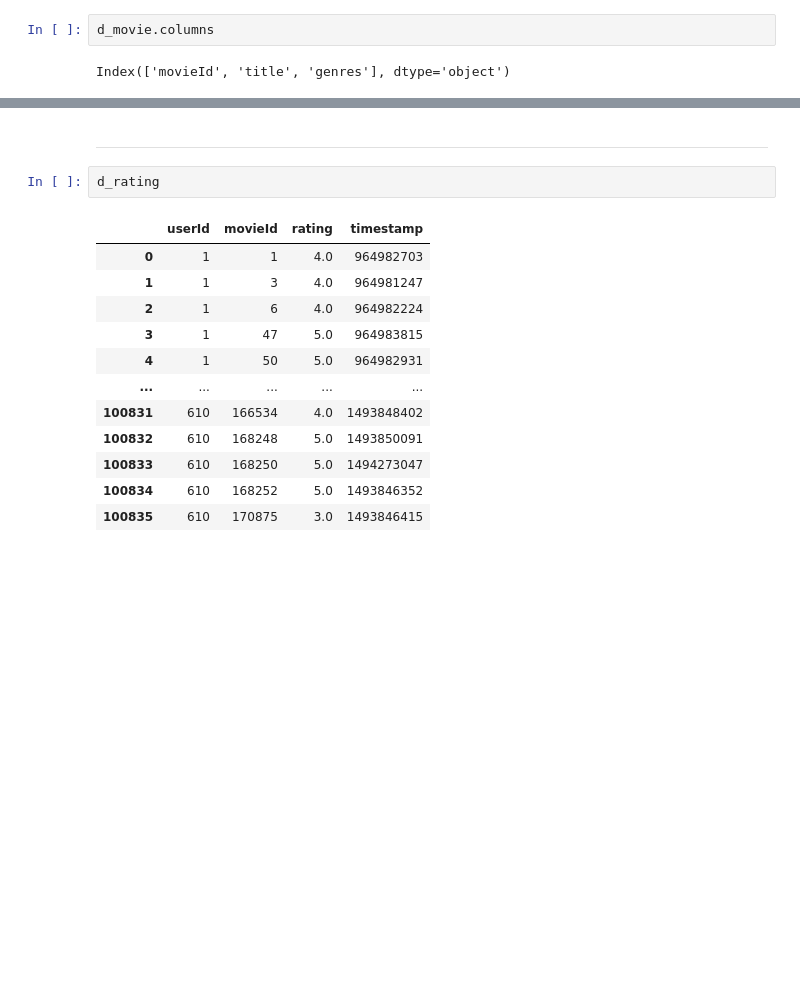
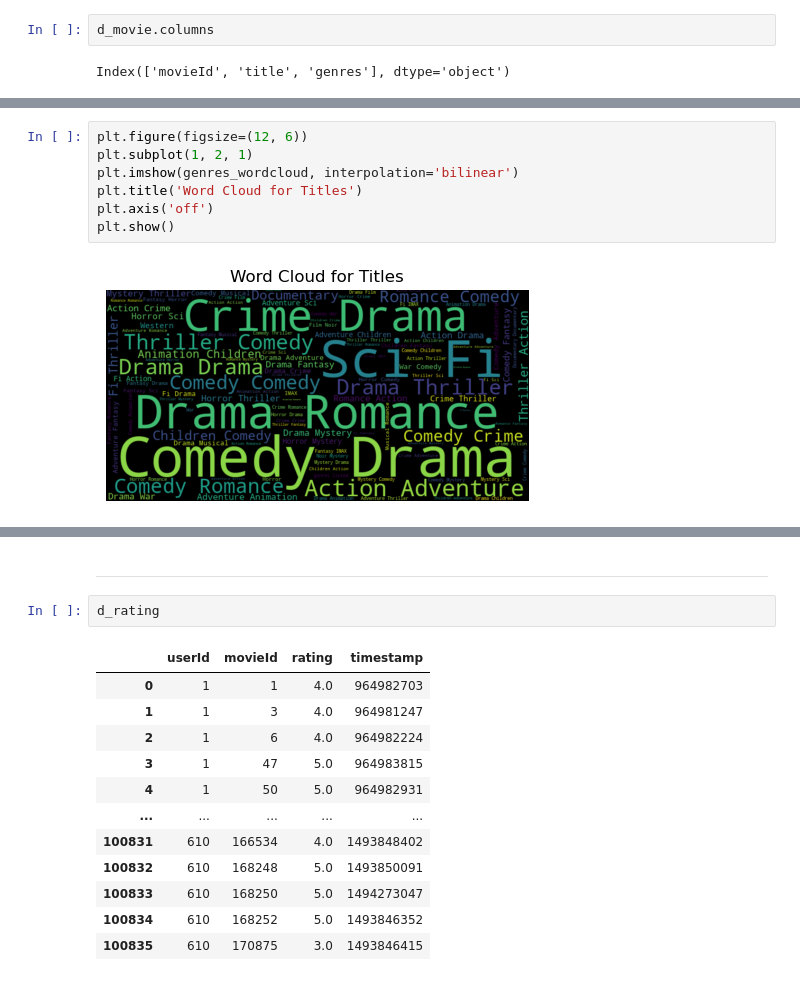
Before and after one commit to FangWoei/Movie_Recommendation_System_project, a Jupyter notebook: Untitled.ipynb, the cells around one changed output, grey strips where cells are left out. Drawn from its saved outputs; the diff is of its cells as text; blank space fills up the shorter version.

```diff
--- a/Untitled.ipynb
+++ b/Untitled.ipynb
@@ -80,0 +203,9 @@ d_movie.shape
+# %%
+plt.figure(figsize=(12, 6))
+plt.subplot(1, 2, 1)
+plt.imshow(genres_wordcloud, interpolation='bilinear')
+plt.title('Word Cloud for Titles')
+plt.axis('off')
+plt.show()
+# %% [output]
+[figure, added]
```
Also changed, not shown: parts of 45 cells of this notebook, 8 other files.
